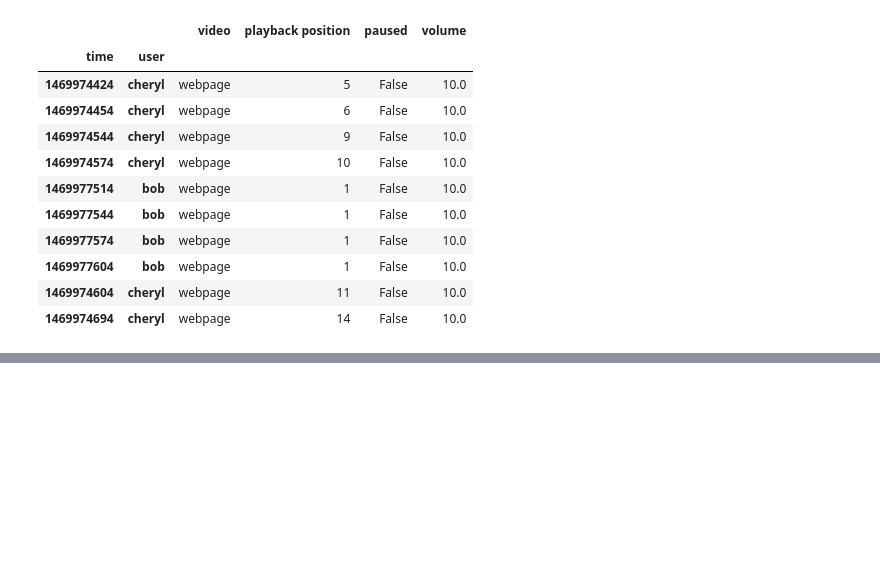
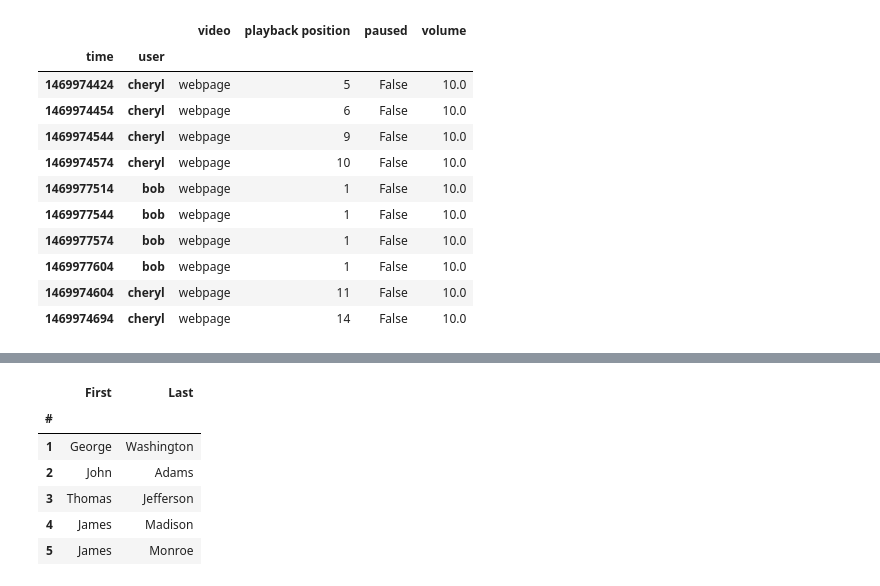
Before and after one commit to shreymusician/data-science-journey, a Jupyter notebook: module 2/dataframes.ipynb, the cells around one changed output, grey strips where cells are left out. Cells and saved outputs as stored; diff of their text form; code cells hidden in the pictures; blank space fills up the shorter version.

```diff
--- a/module 2/dataframes.ipynb
+++ b/module 2/dataframes.ipynb
@@ -994,0 +1010,15 @@ del df['Last Name']
+# %%
+# So that looks pretty nice, other than the column names. But if we name the groups we get named columns out
+pattern="(?P<First>^[\w]*)(?:.* )(?P<Last>[\w]*$)"
+
+# Now call extract
+names=df["President"].str.extract(pattern).head()
+names
+# %% [output]
+|  | First | Last |
+| # |  |  |
+| 1 | George | Washington |
+| 2 | John | Adams |
+| 3 | Thomas | Jefferson |
+| 4 | James | Madison |
+| 5 | James | Monroe |
```
Also changed, not shown: parts of 7 cells of this notebook.
